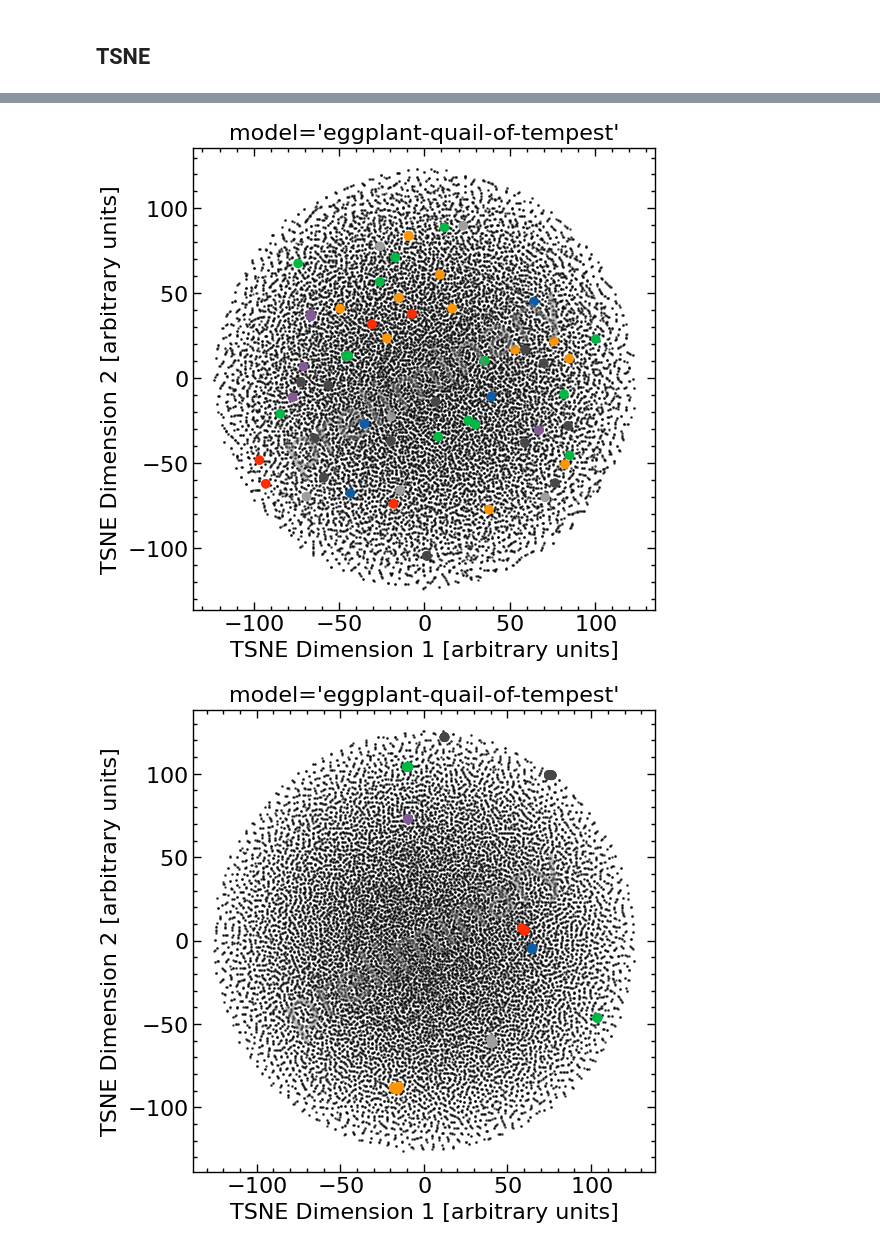
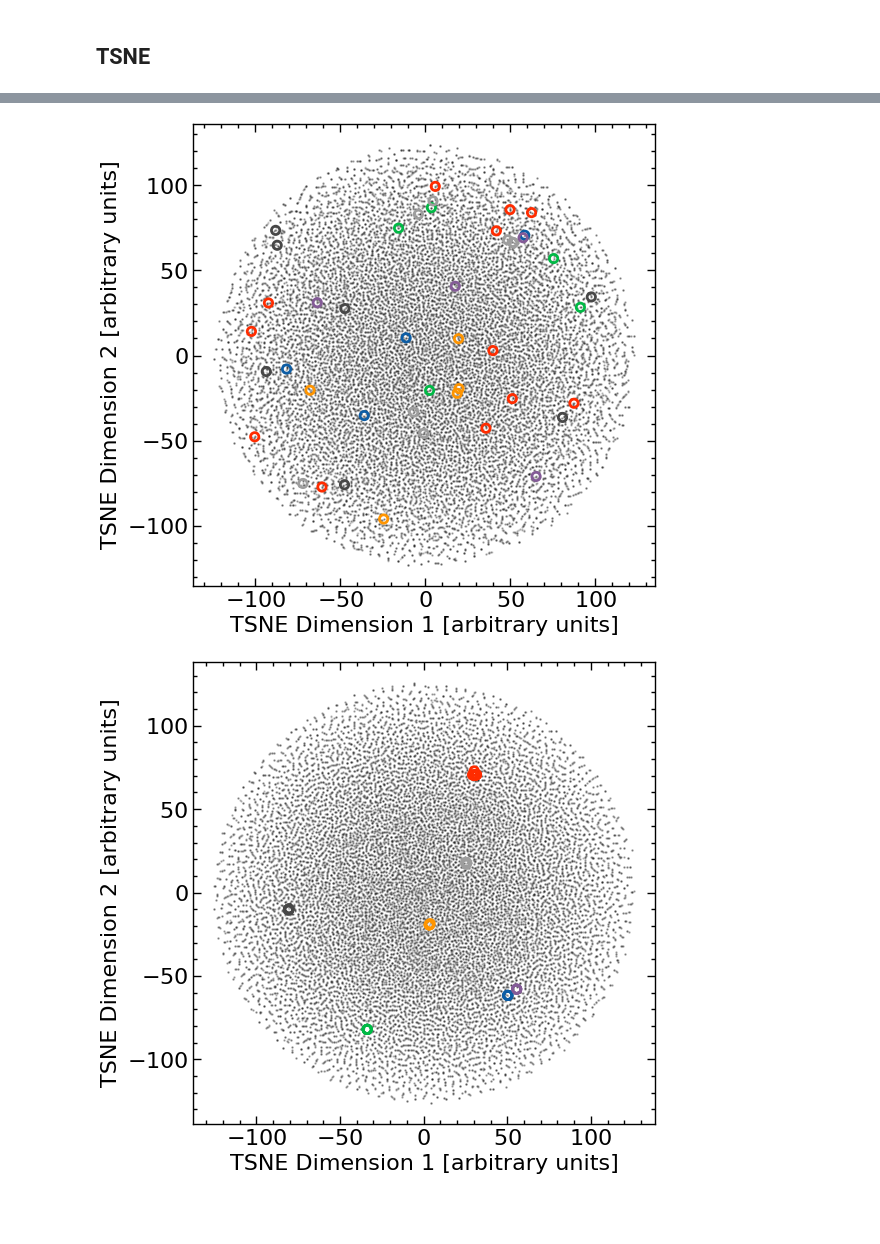
Before and after one commit to gnn-tracking/paper-plots, a Jupyter notebook: notebooks/020_gc_metrics.ipynb, the cells around one changed output, grey strips where cells are left out. Drawn from its saved outputs; the diff is of its cells as text; code cells hidden in the pictures; blank space fills up the shorter version.

```diff
--- a/notebooks/020_gc_metrics.ipynb
+++ b/notebooks/020_gc_metrics.ipynb
@@ -24,7 +27,11 @@ from sklearn.manifold import TSNE
 
 plt.style.use(["science", "notebook"])
+# %%
+chkpt_path = Path(
+    "/home/dc3896/devdoot-gnn-tracking-experiments/experiments/lightning_logs/quiet-origami-prawn/checkpoints/epoch=136-n_edges_frac_segment50_95=197442.95.ckpt"
+)
 # %%
-chkpt_path = model_exchange_path / "gc" / "eggplant-quail-of-tempest.ckpt"
+# model_exchange_path / "gc" / "eggplant-quail-of-tempest.ckpt"
 lmodel = MLModule.load_from_checkpoint(chkpt_path, map_location="cpu")
-lmodel.gc_scanner = GraphConstructionKNNScanner(ks=list(range(1, 10)))
+lmodel.gc_scanner = GraphConstructionKNNScanner(ks=list(range(1, 20)))
 # %% [output]
@@ -148,37 +197,43 @@ class SimpleLatentSpacePlot(Plot):
             self.latent_space[~self._selected_pid_mask, 1],
             c="k",
             s=0.5,
-            alpha=0.3,
+            alpha=0.1,
         )
         self.ax.scatter(
             self.latent_space[self._selected_pid_mask, 0],
             self.latent_space[self._selected_pid_mask, 1],
-            c=self._color_mapper(self._particle_id[self._selected_pid_mask]),
+            # c=,
+            marker="o",
+            facecolors="none",
+            edgecolors=self._color_mapper(self._particle_id[self._selected_pid_mask]),
+            linewidths=2.0,
         )
 # %%
 slsp = SimpleLatentSpacePlot(
     x_tsne,
     data.particle_id,
     selected_pids,
     ax=None,
-    model=chkpt_path.stem,
-    watermark="preliminary",
+    # model=chkpt_path.stem,
+    # watermark="preliminary",
 )
 slsp.plot()
+slsp.save(Path.home() / "paperresults/tsne_input.png")
 # %% [output]
-[figure, old version]
+[figure, new version]
 # %%
 slsp = SimpleLatentSpacePlot(
     latent_tsne,
     data.particle_id,
     selected_pids,
     ax=None,
-    model=chkpt_path.stem,
-    watermark="preliminary",
+    # model=chkpt_path.stem,
+    # watermark="preliminary",
 )
 slsp.plot()
+slsp.save(Path.home() / "paperresults/tsne_gc.png")
 # %% [output]
-[figure, old version]
+[figure, new version]
 # %%
 slsp = SimpleLatentSpacePlot(
     latent_tsne,
```
Also changed, not shown: parts of 28 cells of this notebook, 1 other file.
